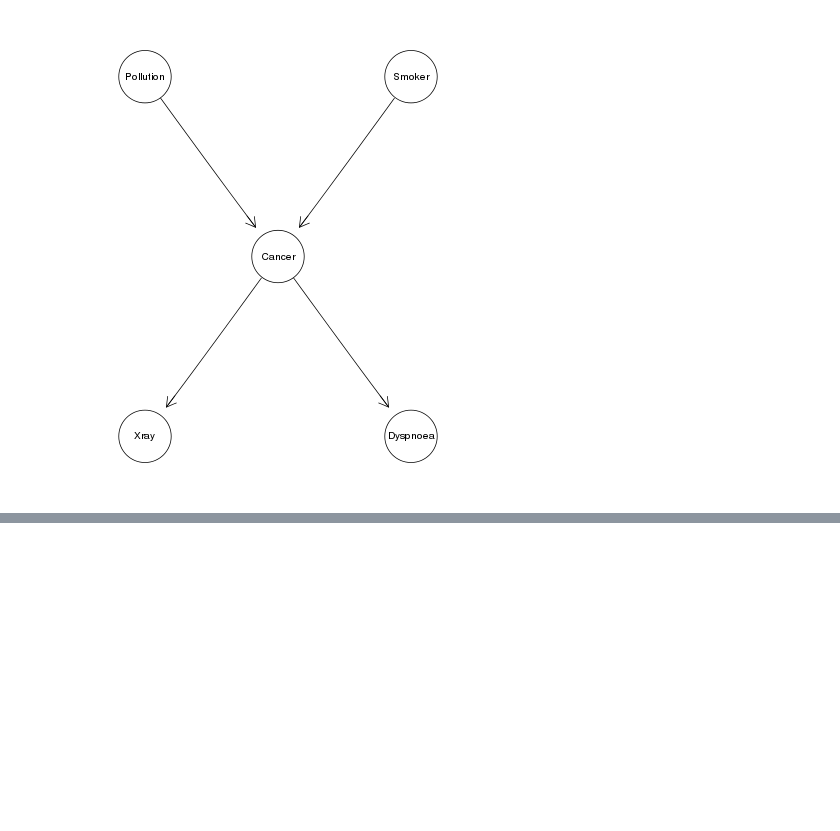
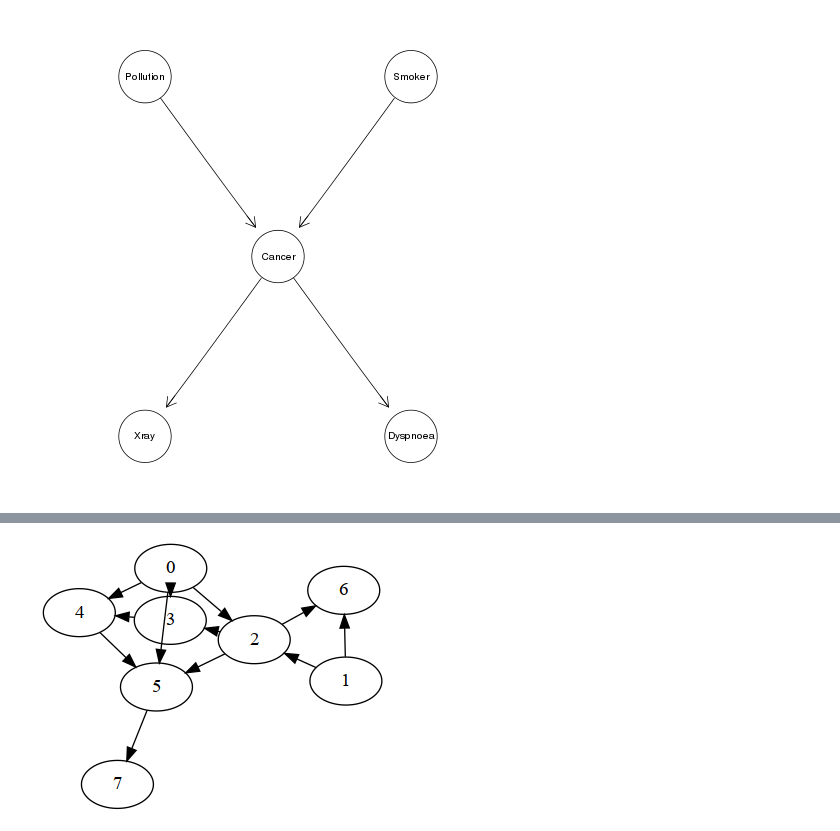
Before and after one commit to pgmpy/pgmpy.github.io, a Jupyter notebook: examples/Creating a Discrete Bayesian Network.ipynb, the cells around one changed output, grey strips where cells are left out. Cells and saved outputs as stored; diff of their text form; code cells hidden in the pictures; blank space fills up the shorter version.

```diff
--- a/examples/Creating a Discrete Bayesian Network.ipynb
+++ b/examples/Creating a Discrete Bayesian Network.ipynb
@@ -131,0 +118,11 @@ Edges in the model: [('Pollution', 'Cancer'), ('Smoker', 'Cancer'), ('Cancer', '
+# %%
+from pgmpy.models import BayesianNetwork
+
+random_model = BayesianNetwork.get_random(n_nodes=8, edge_prob=0.4, n_states=2, latents=True)
+
+# Visualize the network
+viz = random_model.to_graphviz()
+viz.draw('random.png', prog='neato')
+Image('random.png')
+# %% [output]
+[figure, added]
```
Also changed, not shown: parts of 29 cells of this notebook, 18 other files.
